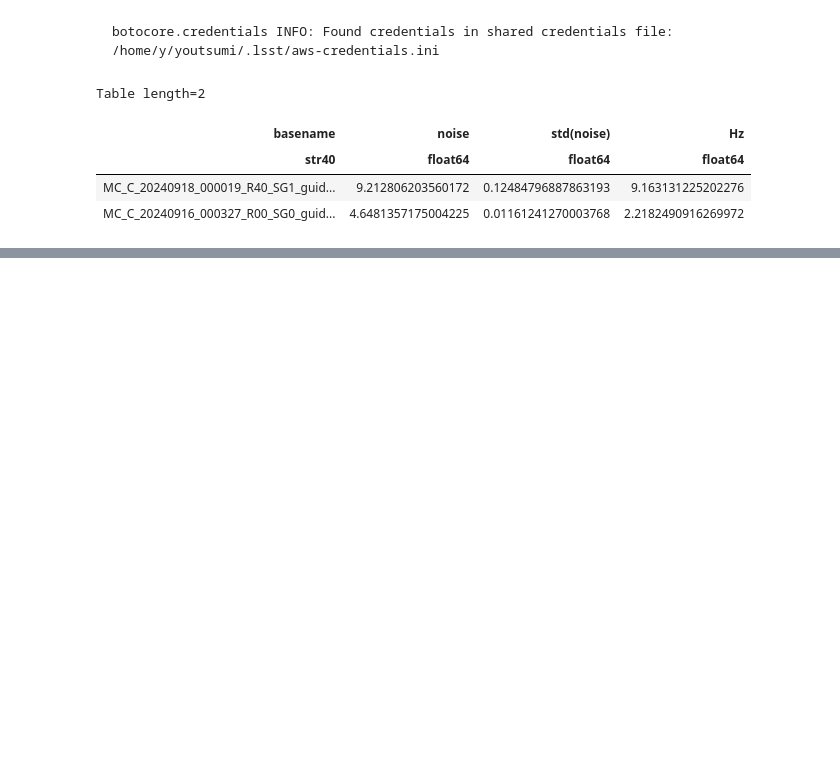
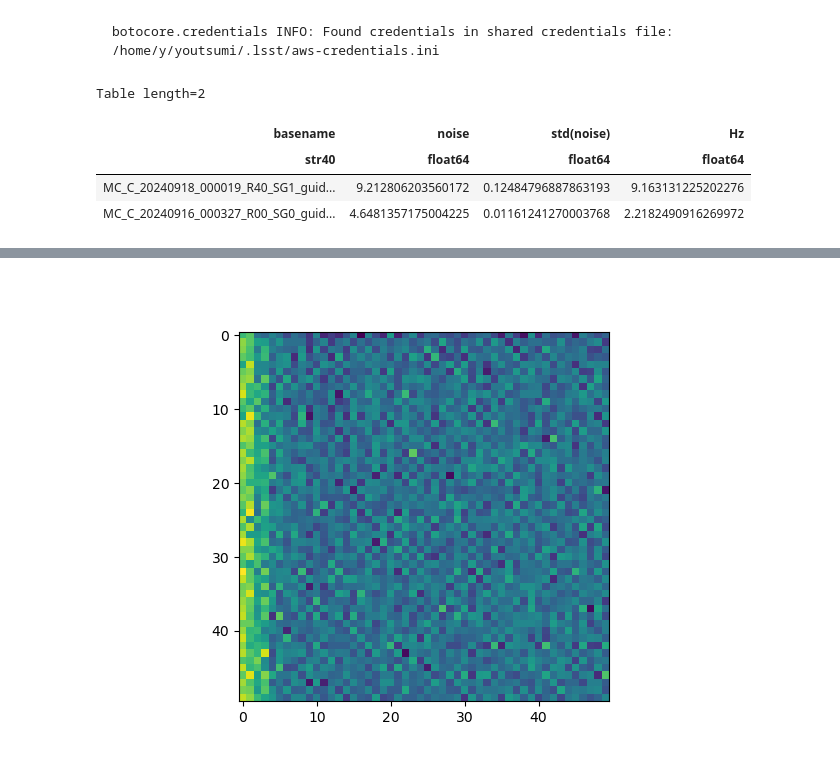
Before and after one commit to youtsumi/Run7, a Jupyter notebook: GuiderData.ipynb, the cells around one changed output, grey strips where cells are left out. Saved outputs shown, nothing was run; the diff lists cells and outputs as text; code cells hidden in the pictures; blank space fills up the shorter version.

```diff
--- a/GuiderData.ipynb
+++ b/GuiderData.ipynb
@@ -29,13 +30,14 @@ def examineone(fname):
         'Hz': hz
     }
 # %%
-Table(
+table=Table(
     list(map( lambda x: examineone(x), [
         'MC_C_20240918_000019_R40_SG1_guider.fits',
         'MC_C_20240916_000327_R00_SG0_guider.fits'
     ])
        )
-)['basename','noise','std(noise)','Hz']
+)
+table['basename','noise','std(noise)','Hz']
 # %% [output]
 botocore.credentials INFO: Found credentials in shared credentials file: /home/y/youtsumi/.lsst/aws-credentials.ini
 Table length=2
@@ -43,3 +45,7 @@ Table length=2
 | str40 | float64 | float64 | float64 |
 | MC_C_20240918_000019_R40_SG1_guid... | 9.212806203560172 | 0.12484796887863193 | 9.163131225202276 |
 | MC_C_20240916_000327_R00_SG0_guid... | 4.6481357175004225 | 0.01161241270003768 | 2.2182490916269972 |
+# %%
+rp = ResourcePath(table[0]['s3path'].geturl().replace('.fits','.json'))
+with rp.open(mode="r") as f:
+    print(json.load(f))
@@ -45,0 +54,24 @@ Table length=2
+# %%
+import matplotlib.pyplot as plt
+import matplotlib.animation as animation
+from astropy.io import fits
+%matplotlib widget
+
+
+# Open the FITS file
+with table[0]['s3path'].open(mode='rb') as f:
+    fh = fits.open(f)
+
+# Create the figure and axis
+fig, ax = plt.subplots()
+
+# Prepare the frames (each should be a list of images/artists)
+frames = [[plt.imshow(img.data, animated=True)] for img in fh[1:]]
+
+# Create the animation
+ani = animation.ArtistAnimation(fig, frames, interval=50, blit=True, repeat_delay=1000)
+
+# Show the animation
+plt.show()
+# %% [output]
+[figure, added]
```
Also changed, not shown: parts of 2 cells of this notebook.
